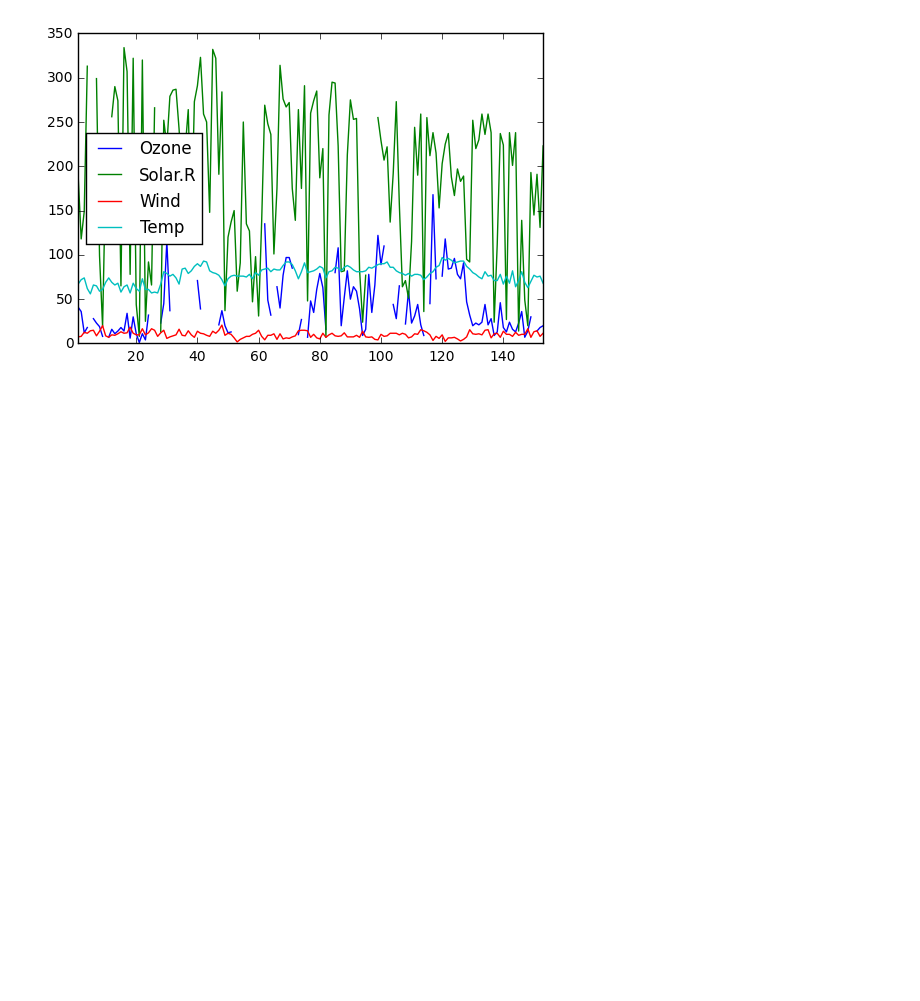
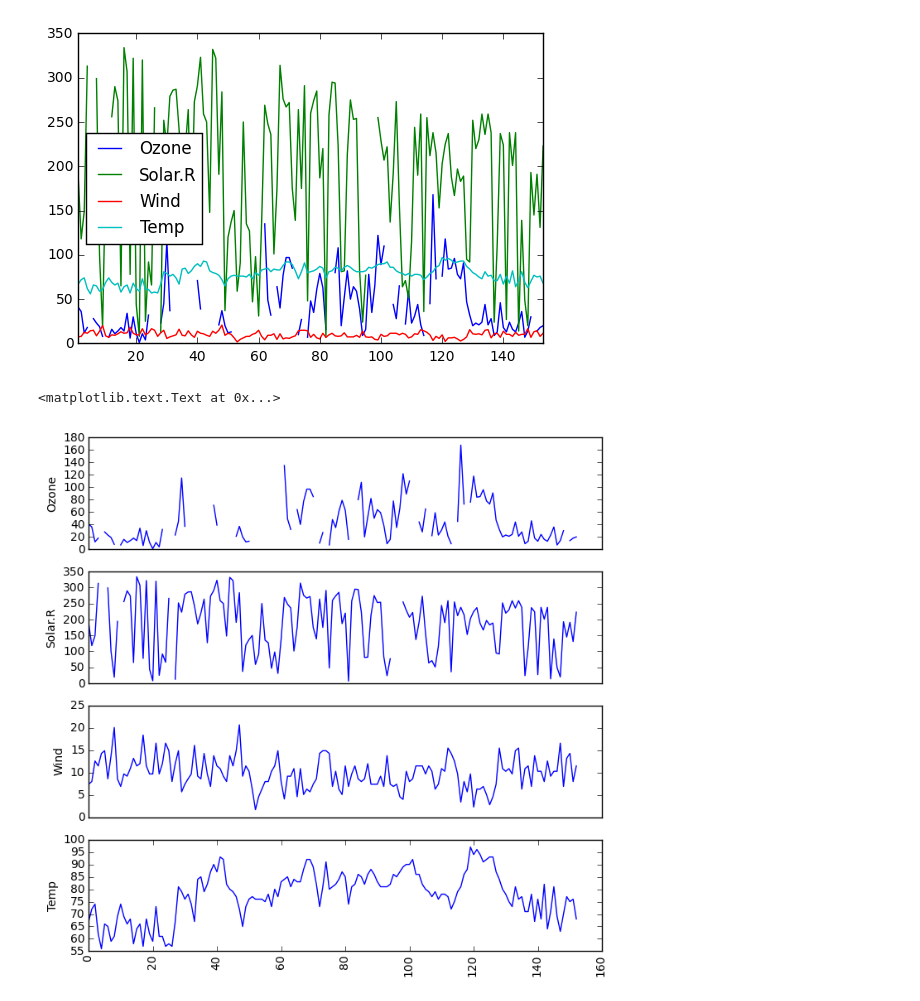
Before and after one commit to maskot1977/ipython_notebook, a Jupyter notebook: 折れ線グラフ.ipynb, the cells around one changed output. Cells and saved outputs as stored; diff of their text form; code cells hidden in the pictures; blank space fills up the shorter version.

```diff
--- a/折れ線グラフ.ipynb
+++ b/折れ線グラフ.ipynb
@@ -58,3 +58,29 @@ df1.iloc[:, 0:4].plot()
 # %% [output]
 <matplotlib.axes._subplots.AxesSubplot at 0x...>
 [figure]
+# %%
+# 折れ線グラフの描き方（別法）
+plt.figure(figsize=(8, 8))
+
+plt.subplot(4, 1, 1)
+plt.plot(df1.iloc[:, 0])
+plt.xticks([])
+plt.ylabel(df1.columns[0])
+
+plt.subplot(4, 1, 2)
+plt.plot(df1.iloc[:, 1])
+plt.xticks([])
+plt.ylabel(df1.columns[1])
+
+plt.subplot(4, 1, 3)
+plt.plot(df1.iloc[:, 2])
+plt.xticks([])
+plt.ylabel(df1.columns[2])
+
+plt.subplot(4, 1, 4)
+plt.plot(df1.iloc[:, 3])
+plt.xticks(rotation=90)
+plt.ylabel(df1.columns[3])
+# %% [output]
+<matplotlib.text.Text at 0x...>
+[figure, added]
```
